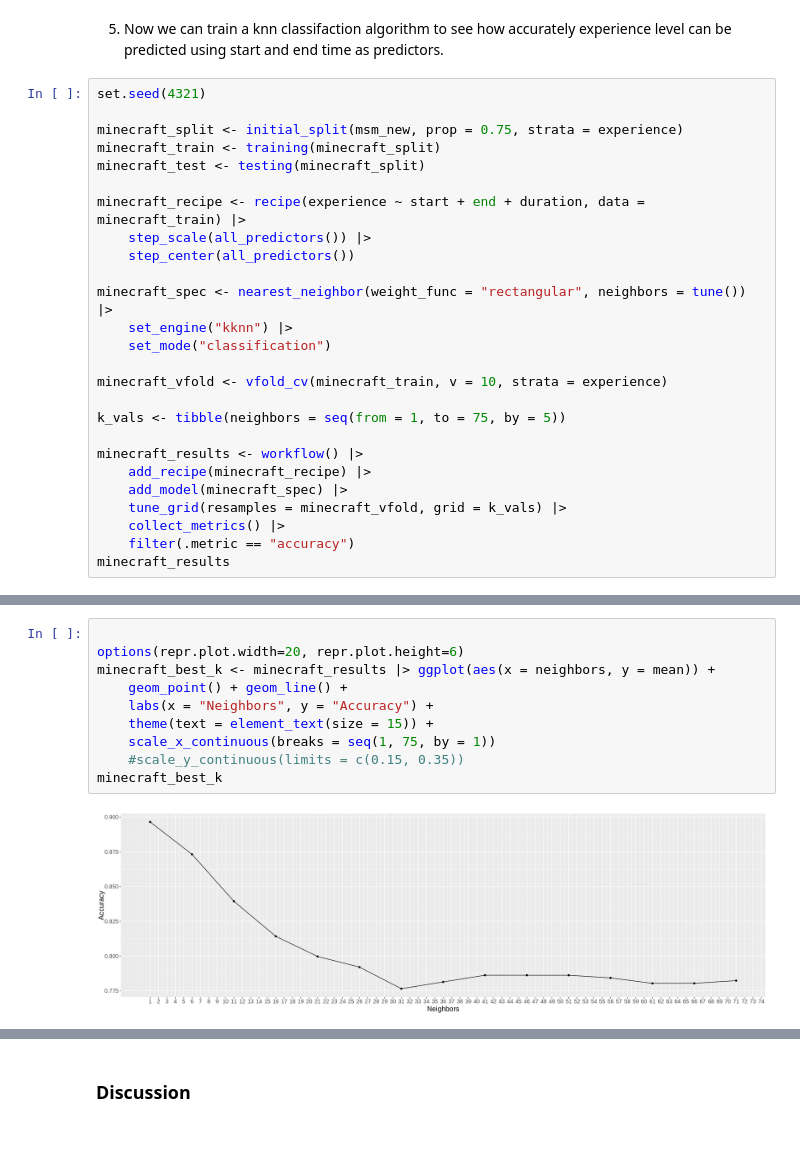
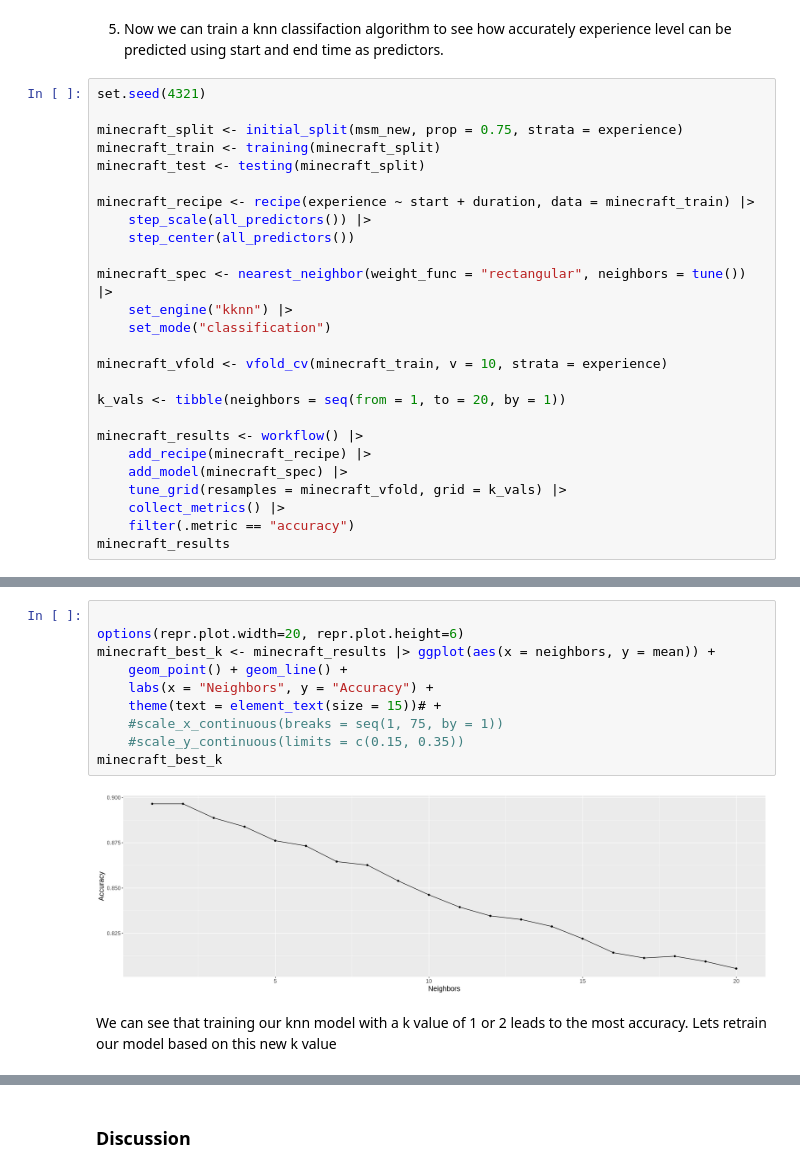
Before and after one commit to mulch-eater-prime/DSCI-Group-17-Project, a Jupyter notebook: Work.ipynb, the cells around one changed output, grey strips where cells are left out. Drawn from its saved outputs; the diff is of its cells as text; blank space fills up the shorter version.

```diff
--- a/Work.ipynb
+++ b/Work.ipynb
@@ -176,7 +176,7 @@ minecraft_split <- initial_split(msm_new, prop = 0.75, strata = experience)
 minecraft_train <- training(minecraft_split)
 minecraft_test <- testing(minecraft_split)
 
-minecraft_recipe <- recipe(experience ~ start + end + duration, data = minecraft_train) |>
+minecraft_recipe <- recipe(experience ~ start + duration, data = minecraft_train) |>
     step_scale(all_predictors()) |>
     step_center(all_predictors())
 
@@ -186,7 +186,7 @@ minecraft_spec <- nearest_neighbor(weight_func = "rectangular", neighbors = tune
 
 minecraft_vfold <- vfold_cv(minecraft_train, v = 10, strata = experience)
 
-k_vals <- tibble(neighbors = seq(from = 1, to = 75, by = 5))
+k_vals <- tibble(neighbors = seq(from = 1, to = 20, by = 1))
 
 minecraft_results <- workflow() |>
     add_recipe(minecraft_recipe) |>
@@ -218,12 +225,14 @@ ERROR: Error in `estimate_tune_results()`:
 # %%
 
 options(repr.plot.width=20, repr.plot.height=6)
 minecraft_best_k <- minecraft_results |> ggplot(aes(x = neighbors, y = mean)) +
     geom_point() + geom_line() +
     labs(x = "Neighbors", y = "Accuracy") +
-    theme(text = element_text(size = 15)) +
-    scale_x_continuous(breaks = seq(1, 75, by = 1))
+    theme(text = element_text(size = 15))# +
+    #scale_x_continuous(breaks = seq(1, 75, by = 1))
     #scale_y_continuous(limits = c(0.15, 0.35))
 minecraft_best_k
 # %% [output]
-[figure, old version]
+[figure, new version]
+# %% [markdown]
+We can see that training our knn model with a k value of 1 or 2 leads to the most accuracy. Lets retrain our model based on this new k value
```
Also changed, not shown: parts of 3 cells of this notebook.
